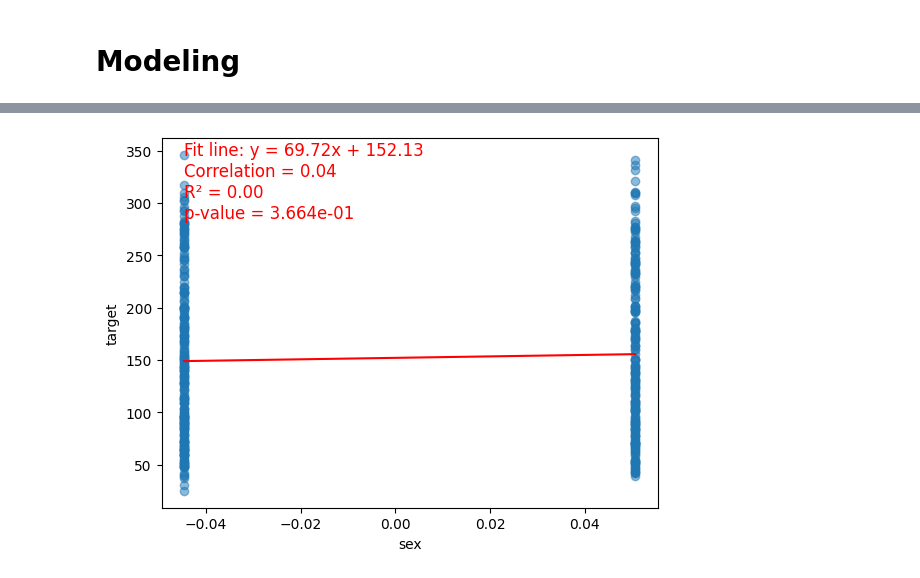
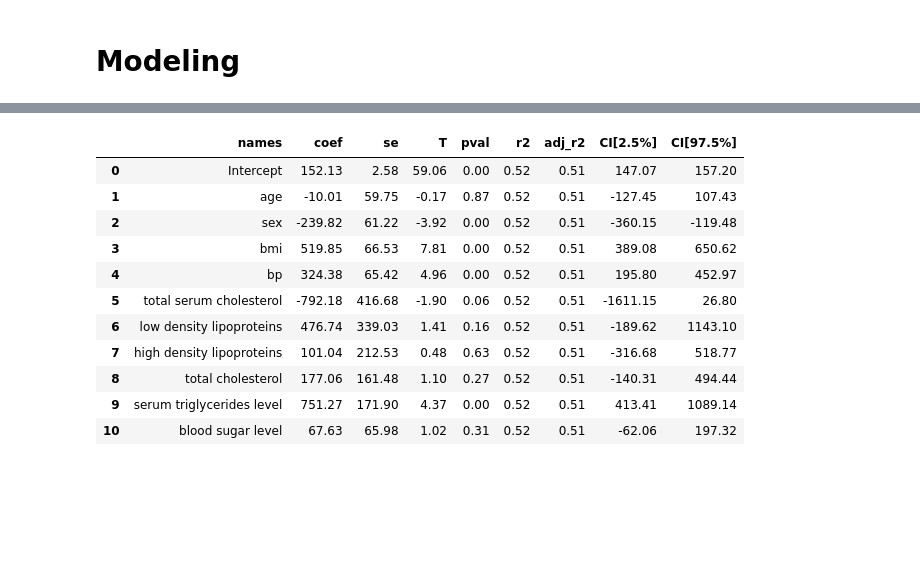
Before and after one commit to mglissmann/09_17_2024, a Jupyter notebook: diabetes_progression.ipynb, the cells around one changed output, grey strips where cells are left out. Cells and saved outputs as stored; diff of their text form; code cells hidden in the pictures; blank space fills up the shorter version.

Commit message:
regression analysis - decided on pingouin package over scipy, sklearn, statsmodels

```diff
--- a/diabetes_progression.ipynb
+++ b/diabetes_progression.ipynb
@@ -225,2 +232,0 @@ reg = linear_model.LinearRegression(fit_intercept=True)
-# %%
-reg.fit(X, y)
@@ -246,37 +233,16 @@ Intercept: 152.13348416289597
-# %%
-x_axis_dim = df[df.columns[1]]
-y_axis_dim = df['target']
-
-# Create the scatter plot
-plt.scatter(x_axis_dim, y_axis_dim, alpha=0.5)
-
-# Perform linear regression using scipy
-slope, intercept, r_value, p_value, std_err = stats.linregress(x_axis_dim, y_axis_dim)
-
-# Add the fit line to the scatter plot
-plt.plot(x_axis_dim, slope * x_axis_dim + intercept, color='red')
-
-# Add labels
-plt.xlabel(x_axis_dim.name)
-plt.ylabel(y_axis_dim.name)
-
-# Create the equation string
-equation_text = f'Fit line: y = {slope:.2f}x + {intercept:.2f}'
-r_text = f'Correlation = {r_value:.2f}'
-r2_text = f'R² = {r_value**2:.2f}'
-pvalue_text = f'p-value = {p_value:.3e}'
-
-# Set initial position for text
-x_position = x_axis_dim.min()
-y_position = y_axis_dim.max()
-
-# Add the equation, R², and p-value to the plot as text, with different y positions
-plt.text(x_position, y_position, equation_text, color='red', fontsize=12)
-plt.text(x_position, y_position - 20, r_text, color='red', fontsize=12)
-plt.text(x_position, y_position - 40, r2_text, color='red', fontsize=12)
-plt.text(x_position, y_position - 60, pvalue_text, color='red', fontsize=12)
-
-# Show plot
-plt.show()
-# %% [output]
-[figure, removed]
+# %%
+lm = pg.linear_regression(X['total serum cholesterol'], y)
+lm.round(2)
+# %% [output]
+|  | names | coef | se | T | pval | r2 | adj_r2 | CI[2.5%] | CI[97.5%] |
+| 0 | Intercept | 152.13 | 2.58 | 59.06 | 0.00 | 0.52 | 0.51 | 147.07 | 157.20 |
+| 1 | age | -10.01 | 59.75 | -0.17 | 0.87 | 0.52 | 0.51 | -127.45 | 107.43 |
+| 2 | sex | -239.82 | 61.22 | -3.92 | 0.00 | 0.52 | 0.51 | -360.15 | -119.48 |
+| 3 | bmi | 519.85 | 66.53 | 7.81 | 0.00 | 0.52 | 0.51 | 389.08 | 650.62 |
+| 4 | bp | 324.38 | 65.42 | 4.96 | 0.00 | 0.52 | 0.51 | 195.80 | 452.97 |
+| 5 | total serum cholesterol | -792.18 | 416.68 | -1.90 | 0.06 | 0.52 | 0.51 | -1611.15 | 26.80 |
+| 6 | low density lipoproteins | 476.74 | 339.03 | 1.41 | 0.16 | 0.52 | 0.51 | -189.62 | 1143.10 |
+| 7 | high density lipoproteins | 101.04 | 212.53 | 0.48 | 0.63 | 0.52 | 0.51 | -316.68 | 518.77 |
+| 8 | total cholesterol | 177.06 | 161.48 | 1.10 | 0.27 | 0.52 | 0.51 | -140.31 | 494.44 |
+| 9 | serum triglycerides level | 751.27 | 171.90 | 4.37 | 0.00 | 0.52 | 0.51 | 413.41 | 1089.14 |
+| 10 | blood sugar level | 67.63 | 65.98 | 1.02 | 0.31 | 0.52 | 0.51 | -62.06 | 197.32 |
```
Also changed, not shown: parts of 9 cells of this notebook.
